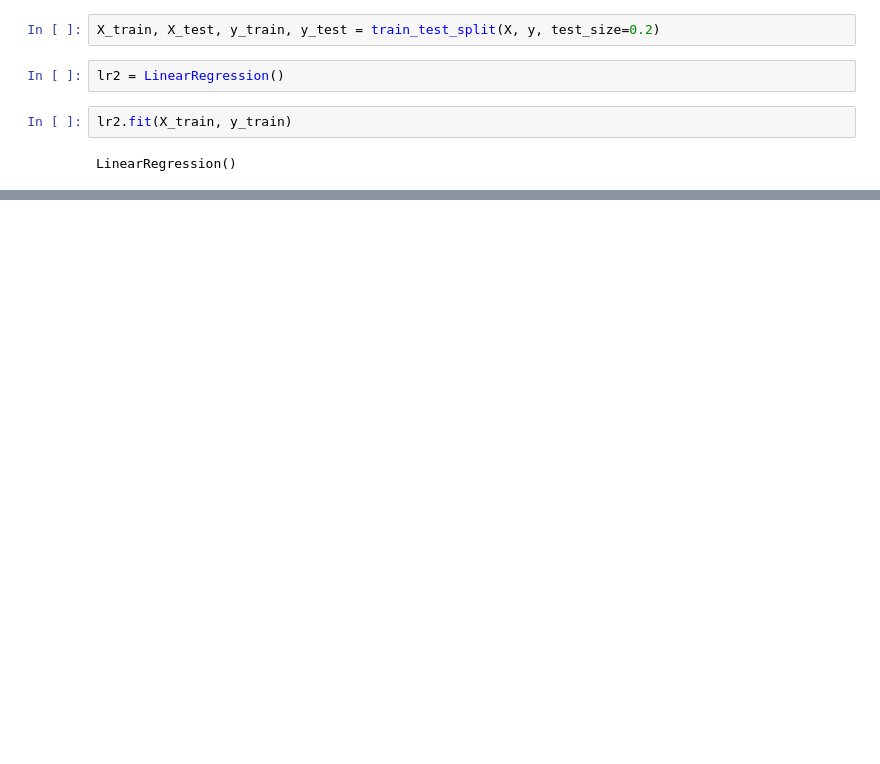
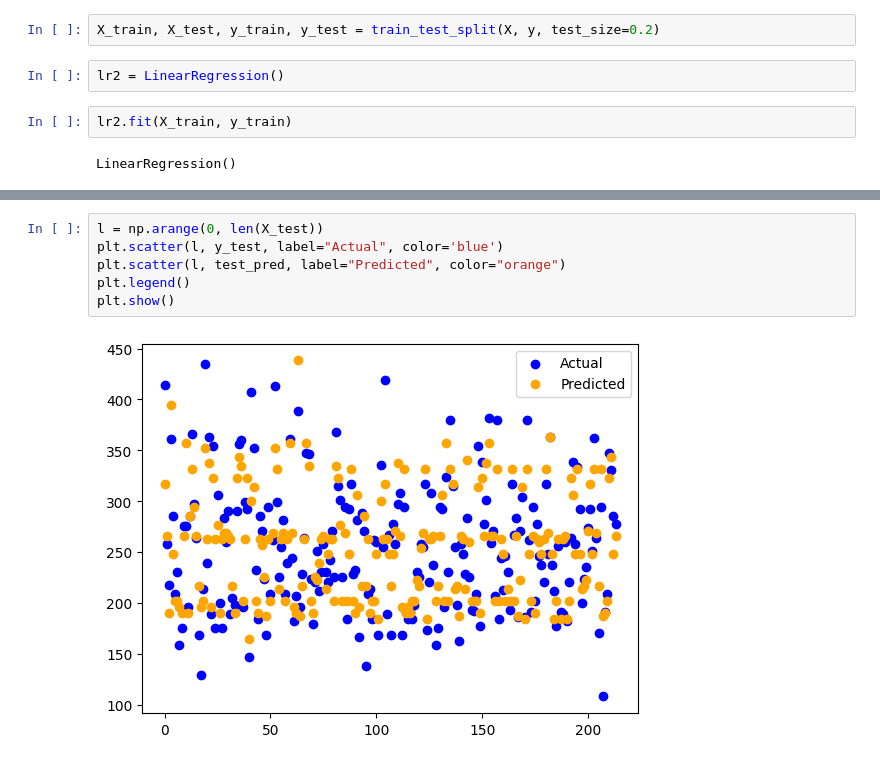
Before and after one commit to Jameers23/Data-Science, a Jupyter notebook: Machine Learning/Supervised Learning/Linear_Regression.ipynb, the cells around one changed output, grey strips where cells are left out. Drawn from its saved outputs; the diff is of its cells as text; blank space fills up the shorter version.

```diff
--- a/Machine Learning/Supervised Learning/Linear_Regression.ipynb
+++ b/Machine Learning/Supervised Learning/Linear_Regression.ipynb
@@ -345,3 +352,11 @@ array([201.58103242, 262.31208262, 356.33607927, 265.08649483,
+# %%
+l = np.arange(0, len(X_test))
+plt.scatter(l, y_test, label="Actual", color='blue')
+plt.scatter(l, test_pred, label="Predicted", color="orange")
+plt.legend()
+plt.show()
+# %% [output]
+[figure, added]
 # %%
 lr2.coef_
 # %% [output]
```
Also changed, not shown: parts of 25 cells of this notebook.
